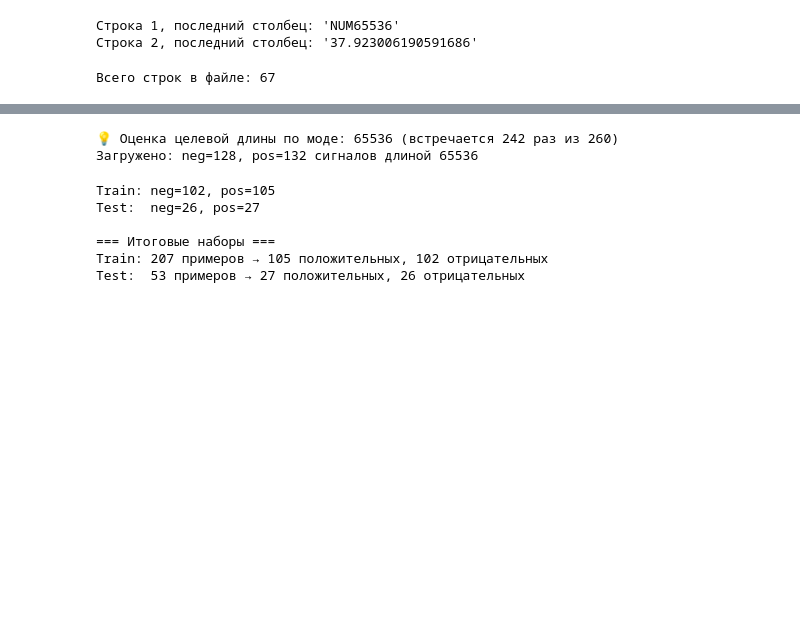
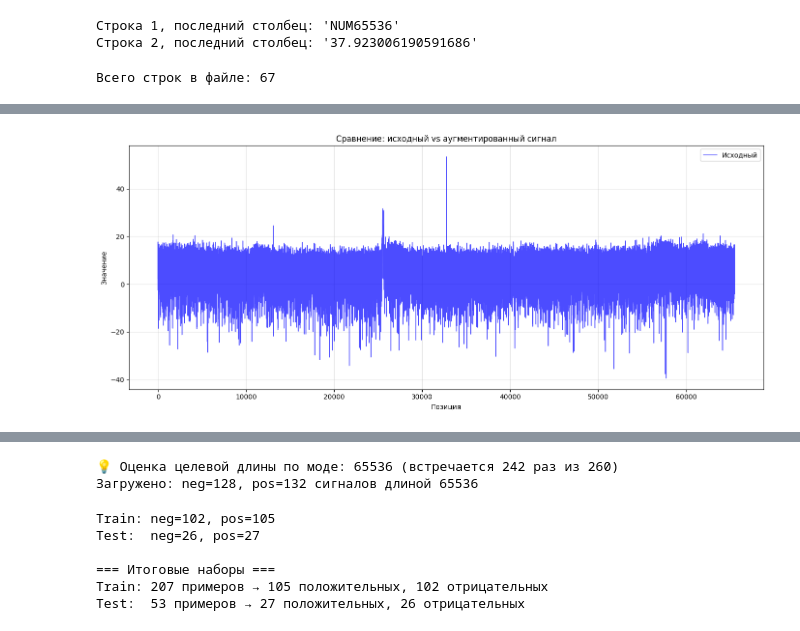
Before and after one commit to smthCreate/binar_drons, a Jupyter notebook: code.ipynb, the cells around one changed output, grey strips where cells are left out. Cells and saved outputs as stored; diff of their text form; code cells hidden in the pictures; blank space fills up the shorter version.

```diff
--- a/code.ipynb
+++ b/code.ipynb
@@ -38,3 +38,91 @@ total = count_lines('315_1.csv')
 print(f"Всего строк в файле: {total}")
 # %% [output]
 Всего строк в файле: 67
+# %%
+import matplotlib.pyplot as plt
+import csv
+import numpy as np
+import random
+
+# --- Настройки ---
+filename = "435_1.csv"
+output_filename = "test.csv"
+row_index = 41  # индекс строки (0 — заголовок, 1 — первая строка данных и т.д.)
+
+# --- Загрузка строки ---
+with open(filename, 'r', encoding='cp1251') as f:
+    reader = csv.reader(f, delimiter=';')
+    rows = list(reader)
+
+data_row = rows[row_index]
+values = np.array([float(x) for x in data_row if x.strip() != ''])
+
+print(f"Исходная длина: {len(values)}")
+
+# --- Аугментация: сохраняем форму, но немного искажаем ---
+def augment_signal(x, noise_level=0.01, amp_factor_range=(0.95, 1.05), shift_max=20):
+    """
+    x: исходный сигнал (numpy array)
+    noise_level: уровень гауссовского шума (относительно std)
+    amp_factor_range: случайный множитель амплитуды
+    shift_max: макс. сдвиг пика влево/вправо (в отсчётах)
+    """
+    x = x.copy()
+
+    # 1. Добавляем небольшой шум
+    noise = np.random.normal(0, noise_level * np.std(x), x.shape)
+    x += noise
+
+    # 2. Случайное изменение амплитуды
+    amp_factor = np.random.uniform(*amp_factor_range)
+    x *= amp_factor
+
+    # 3. Мягкий сдвиг сигнала (циклический или с заполнением)
+    shift = np.random.randint(-shift_max, shift_max + 1)
+    if shift != 0:
+        if shift > 0:
+            x = np.concatenate([np.full(shift, x[0]), x[:-shift]])
+        else:
+            x = np.concatenate([x[-shift:], np.full(-shift, x[-1])])
+
+    return x
+
+# Применяем аугментацию
+values_aug = augment_signal(
+    values,
+    noise_level=0.02,        # 2% от std — мягкий шум
+    amp_factor_range=(0.98, 1.02),  # ±2% амплитуды
+    shift_max=30             # сдвиг до 30 точек
+)
+
+# --- Визуализация ---
+plt.figure(figsize=(14, 6))
+plt.plot(values, label='Исходный', linewidth=1, color='blue', alpha=0.7)
+# plt.plot(values_aug, label='Аугментированный', linewidth=1, color='red', alpha=0.8)
+plt.title("Сравнение: исходный vs аугментированный сигнал")
+plt.xlabel("Позиция")
+plt.ylabel("Значение")
+plt.grid(True, alpha=0.3)
+plt.legend()
+plt.tight_layout()
+plt.show()
+
+# --- Сохранение в новый CSV (с тем же заголовком) ---
+with open(filename, 'r', encoding='cp1251') as f:
+    header_line = f.readline()  # первая строка — заголовок
+
+# Записываем новый файл
+with open(output_filename, 'w', encoding='cp1251') as f:
+    f.write(header_line)  # сохраняем заголовок
+    # Заменяем только нужную строку
+    for i, row in enumerate(rows):
+        if i == row_index:
+            # Преобразуем аугментированные значения в строки
+            augmented_row = ['{:.15f}'.format(v) for v in values_aug]
+            f.write(';'.join(augmented_row) + '\n')
+        else:
+            # Остальные строки — как есть
+            f.write(';'.join(row) + '\n')
+
+print(f"✅ Аугментированный файл сохранён: {output_filename}")
+# %% [output]
@@ -40,0 +130 @@ print(f"Всего строк в файле: {total}")
+[figure, added]
```
Also changed, not shown: parts of 2 cells of this notebook, 4 other files.
